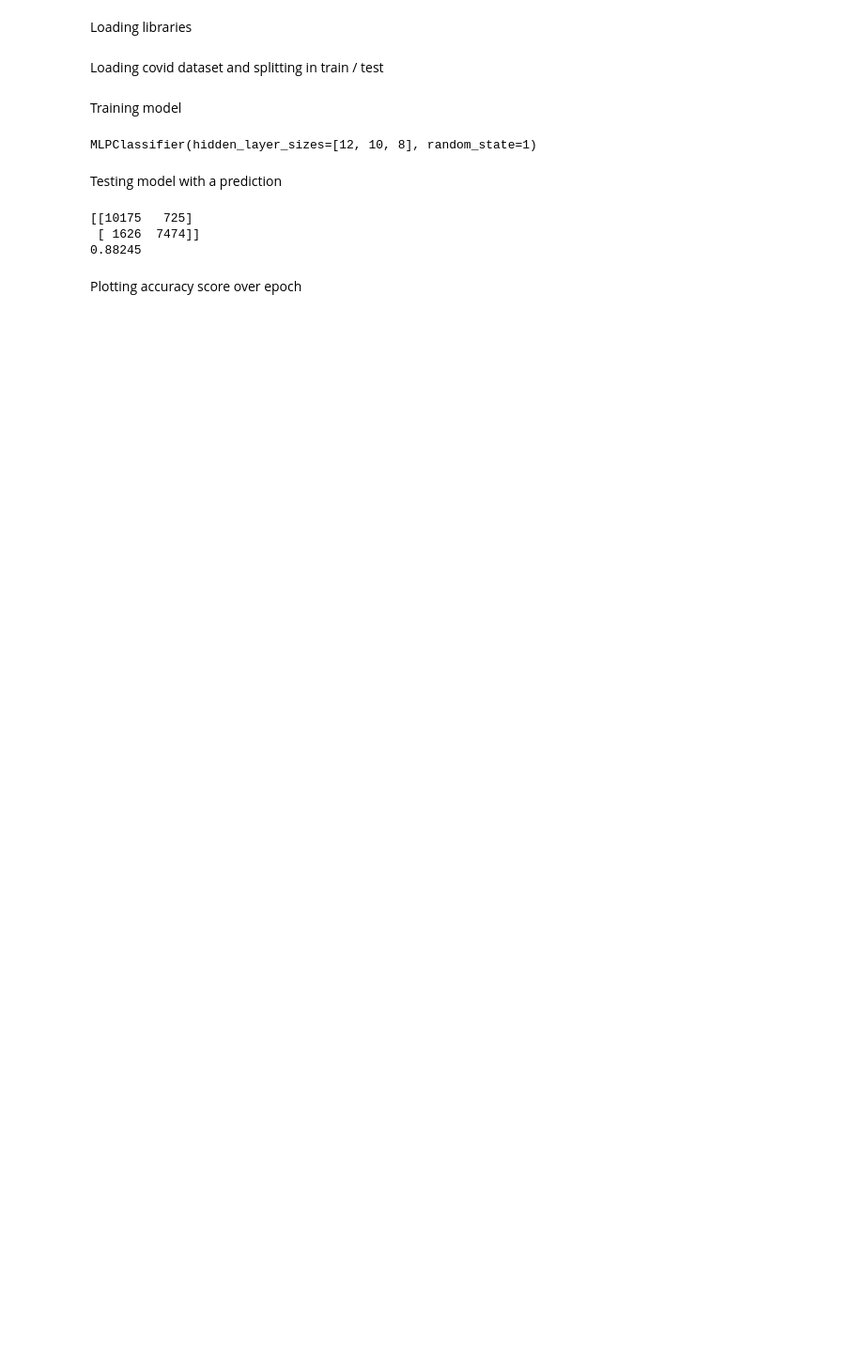
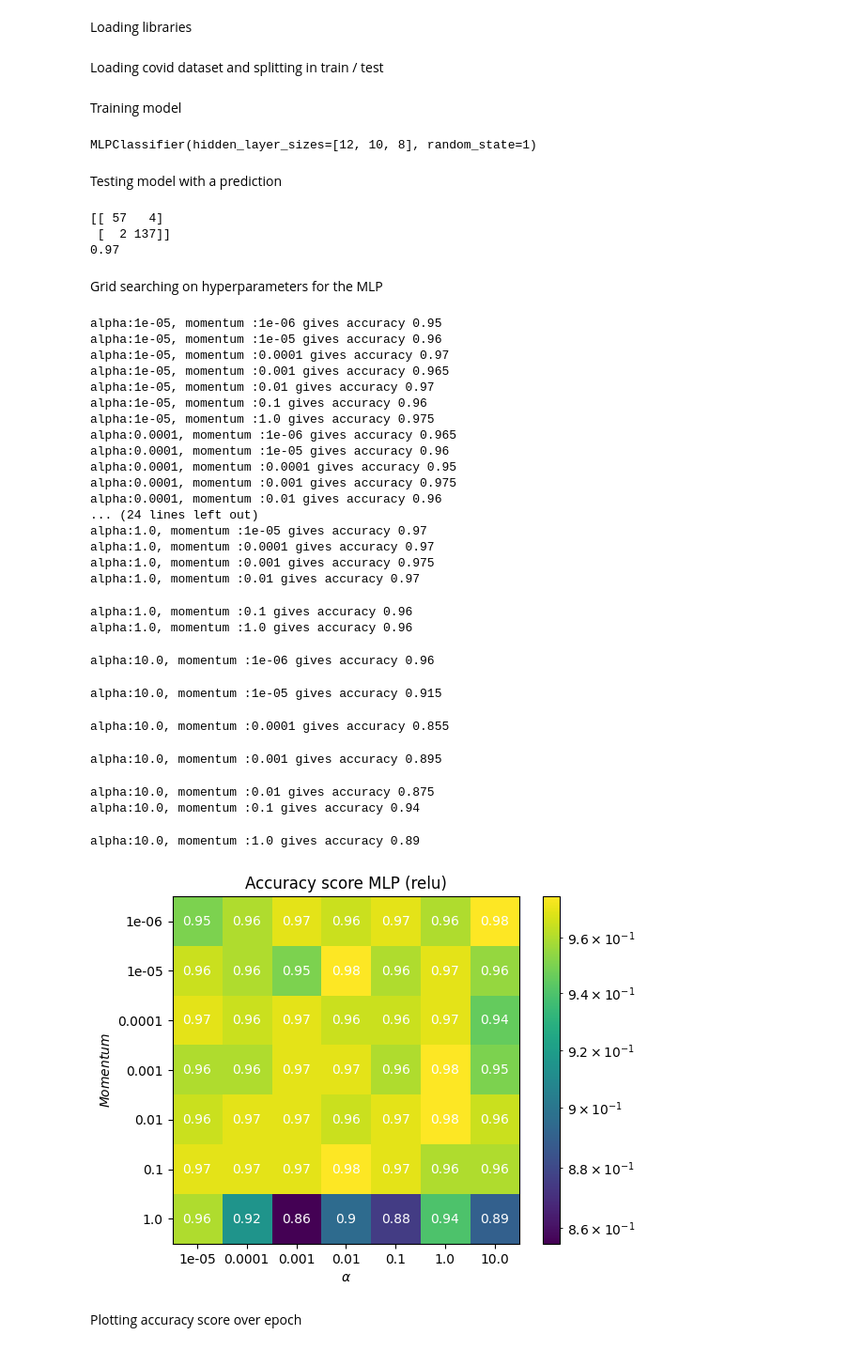
Before and after one commit to mathiasmellemstuen/FYS_STK4155_Prosjekt_3, a Jupyter notebook: src/main.ipynb, the cells around one changed output. Shown: that part at 94% size. Drawn from its saved outputs; the diff is of its cells as text; code cells hidden in the pictures; blank space fills up the shorter version.

```diff
--- a/src/main.ipynb
+++ b/src/main.ipynb
@@ -35,11 +38,43 @@ MLPClassifier(hidden_layer_sizes=[12, 10, 8], random_state=1)
 Testing model with a prediction
 # %%
 y_pred = classifier.predict(X_test)
-print(accuracy_score(y_pred, y_test))
+print(accuracy_score(y_pred, Y_test))
 # %% [output]
-[[10175   725]
- [ 1626  7474]]
-0.88245
+[[ 57   4]
+ [  2 137]]
+0.97
+# %% [markdown]
+Grid searching on hyperparameters for the MLP
+# %%
+grid_search_hyperparameters_MLP(X_train, X_test, Y_train, Y_test, "Accuracy score MLP (relu)", func="relu", verbose=True)
+# %% [output]
+alpha:1e-05, momentum :1e-06 gives accuracy 0.95
+alpha:1e-05, momentum :1e-05 gives accuracy 0.96
+alpha:1e-05, momentum :0.0001 gives accuracy 0.97
+alpha:1e-05, momentum :0.001 gives accuracy 0.965
+alpha:1e-05, momentum :0.01 gives accuracy 0.97
+alpha:1e-05, momentum :0.1 gives accuracy 0.96
+alpha:1e-05, momentum :1.0 gives accuracy 0.975
+alpha:0.0001, momentum :1e-06 gives accuracy 0.965
+alpha:0.0001, momentum :1e-05 gives accuracy 0.96
+alpha:0.0001, momentum :0.0001 gives accuracy 0.95
+alpha:0.0001, momentum :0.001 gives accuracy 0.975
+alpha:0.0001, momentum :0.01 gives accuracy 0.96
+... (24 lines left out)
+alpha:1.0, momentum :1e-05 gives accuracy 0.97
+alpha:1.0, momentum :0.0001 gives accuracy 0.97
+alpha:1.0, momentum :0.001 gives accuracy 0.975
+alpha:1.0, momentum :0.01 gives accuracy 0.97
+alpha:1.0, momentum :0.1 gives accuracy 0.96
+alpha:1.0, momentum :1.0 gives accuracy 0.96
+alpha:10.0, momentum :1e-06 gives accuracy 0.96
+alpha:10.0, momentum :1e-05 gives accuracy 0.915
+alpha:10.0, momentum :0.0001 gives accuracy 0.855
+alpha:10.0, momentum :0.001 gives accuracy 0.895
+alpha:10.0, momentum :0.01 gives accuracy 0.875
+alpha:10.0, momentum :0.1 gives accuracy 0.94
+alpha:10.0, momentum :1.0 gives accuracy 0.89
+[figure, added]
 # %% [markdown]
 Plotting accuracy score over epoch
 # %%
```
Also changed, not shown: parts of 4 cells of this notebook, 3 other files.
